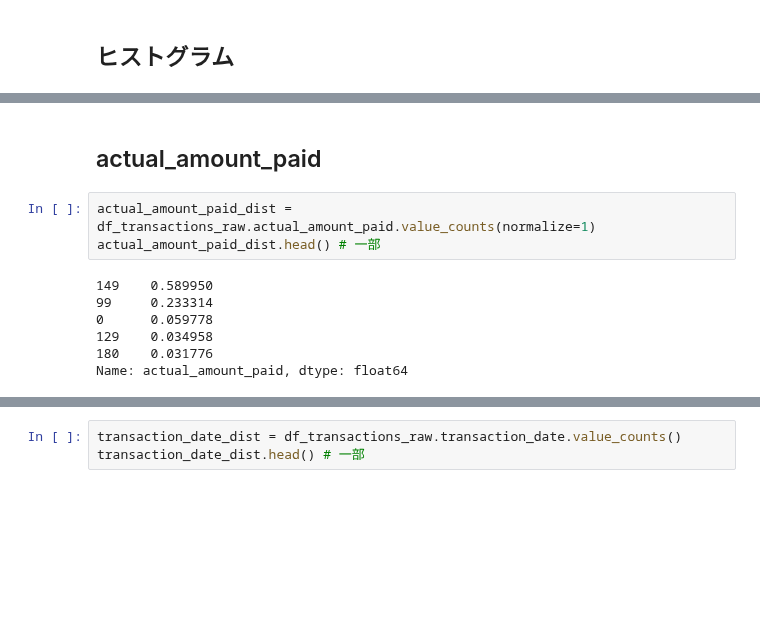
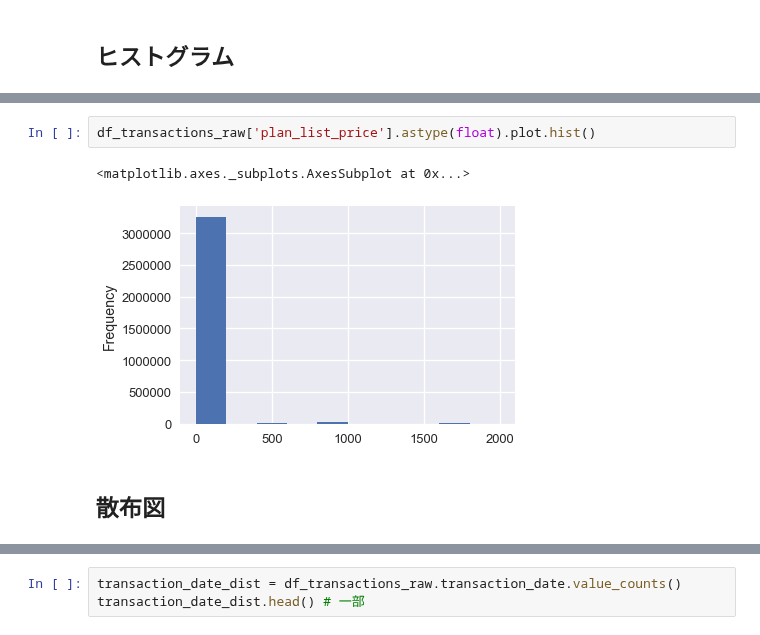
Before and after one commit to hiroshi-kuriyama/analytics_template, a Jupyter notebook: describe/describe_data.ipynb, the cells around one changed output, grey strips where cells are left out. Cells and saved outputs as stored; diff of their text form; blank space fills up the shorter version.

```diff
--- a/describe/describe_data.ipynb
+++ b/describe/describe_data.ipynb
@@ -155,12 +158,7 @@ plt.savefig(os.path.join(fig_dir, 'barplot_plan_list_price.png'), dpi=200)
+# %%
+df_transactions_raw['plan_list_price'].astype(float).plot.hist()
+# %% [output]
+<matplotlib.axes._subplots.AxesSubplot at 0x...>
+[figure, added]
 # %% [markdown]
-## actual_amount_paid
+## 散布図
-# %%
-actual_amount_paid_dist = df_transactions_raw.actual_amount_paid.value_counts(normalize=1)
-actual_amount_paid_dist.head() # 一部
-# %% [output]
-149    0.589950
-99     0.233314
-0      0.059778
-129    0.034958
-180    0.031776
-Name: actual_amount_paid, dtype: float64
```
Also changed, not shown: parts of 27 cells of this notebook, 1 other file.
